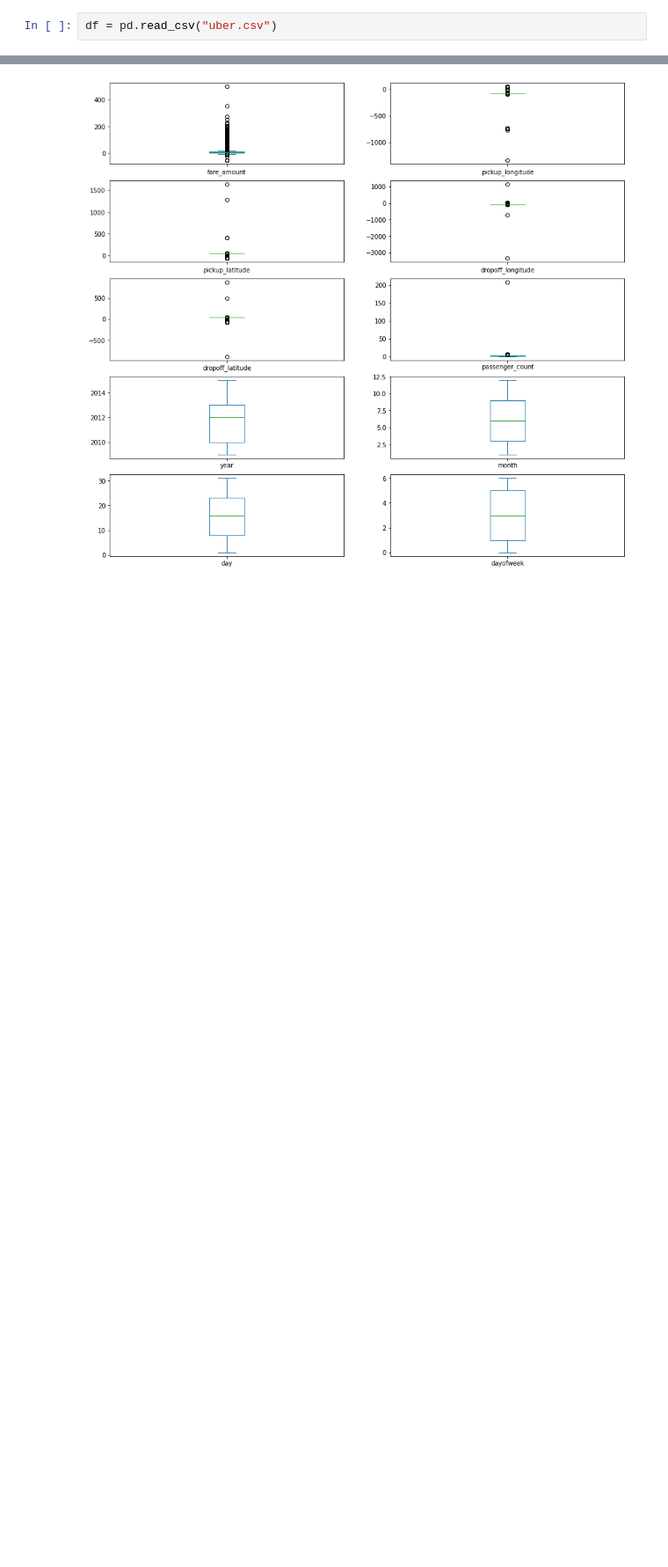
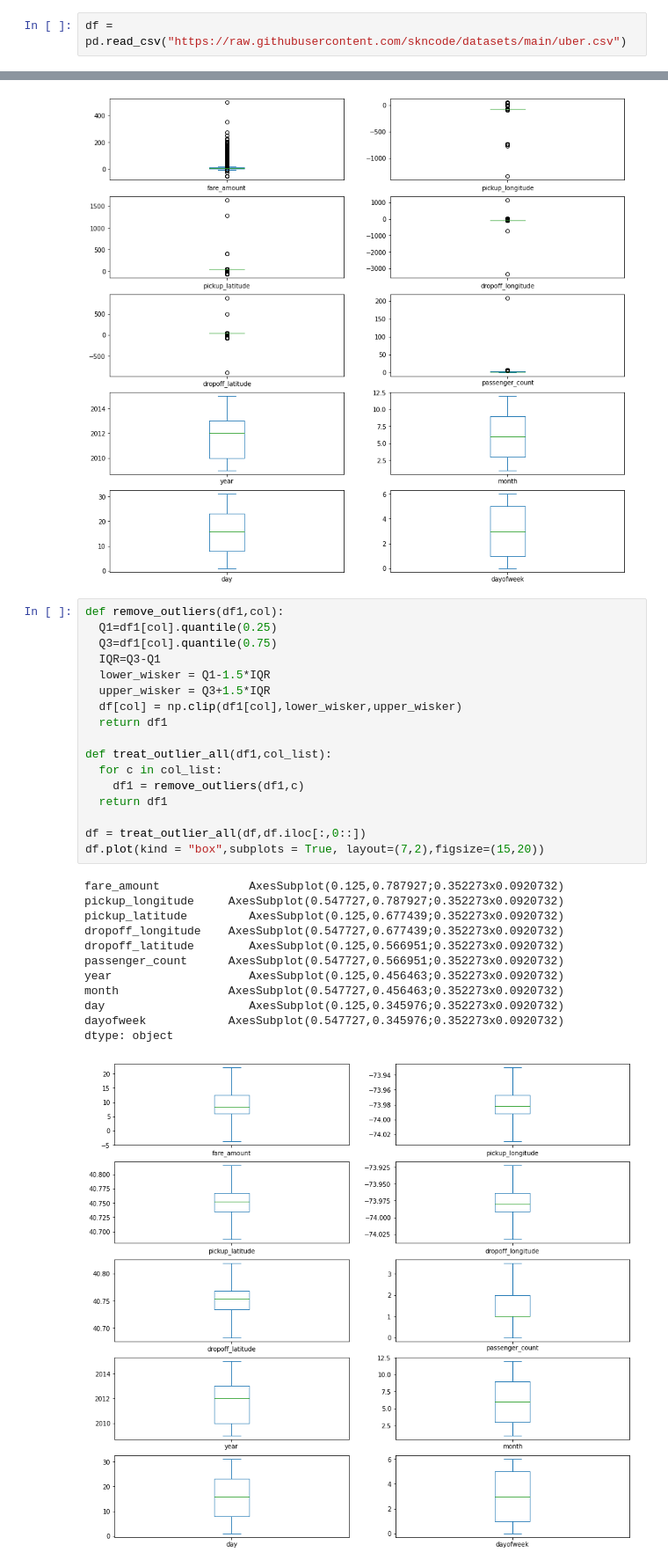
Before and after one commit to skncode/LP3, a Jupyter notebook: uberfare.ipynb, the cells around one changed output, grey strips where cells are left out. Shown: that part at 88% size. Saved outputs shown, nothing was run; the diff lists cells and outputs as text; blank space fills up the shorter version.

```diff
--- a/uberfare.ipynb
+++ b/uberfare.ipynb
@@ -6,7 +6,7 @@ import numpy as np
 import seaborn as sns
 import matplotlib.pyplot as plt
 # %%
-df = pd.read_csv("uber.csv")
+df = pd.read_csv("https://raw.githubusercontent.com/skncode/datasets/main/uber.csv")
 # %%
 df.head()
 # %% [output]
@@ -181,3 +181,33 @@ day                     AxesSubplot(0.125,0.345976;0.352273x0.0920732)
 dayofweek            AxesSubplot(0.547727,0.345976;0.352273x0.0920732)
 dtype: object
 [figure]
+# %%
+def remove_outliers(df1,col):
+  Q1=df1[col].quantile(0.25)
+  Q3=df1[col].quantile(0.75)
+  IQR=Q3-Q1
+  lower_wisker = Q1-1.5*IQR
+  upper_wisker = Q3+1.5*IQR
+  df[col] = np.clip(df1[col],lower_wisker,upper_wisker)
+  return df1
+
+def treat_outlier_all(df1,col_list):
+  for c in col_list:
+    df1 = remove_outliers(df1,c)
+  return df1
+
+df = treat_outlier_all(df,df.iloc[:,0::])
+df.plot(kind = "box",subplots = True, layout=(7,2),figsize=(15,20))
+# %% [output]
+fare_amount             AxesSubplot(0.125,0.787927;0.352273x0.0920732)
+pickup_longitude     AxesSubplot(0.547727,0.787927;0.352273x0.0920732)
+pickup_latitude         AxesSubplot(0.125,0.677439;0.352273x0.0920732)
+dropoff_longitude    AxesSubplot(0.547727,0.677439;0.352273x0.0920732)
+dropoff_latitude        AxesSubplot(0.125,0.566951;0.352273x0.0920732)
+passenger_count      AxesSubplot(0.547727,0.566951;0.352273x0.0920732)
+year                    AxesSubplot(0.125,0.456463;0.352273x0.0920732)
+month                AxesSubplot(0.547727,0.456463;0.352273x0.0920732)
+day                     AxesSubplot(0.125,0.345976;0.352273x0.0920732)
+dayofweek            AxesSubplot(0.547727,0.345976;0.352273x0.0920732)
+dtype: object
+[figure, added]
```
Also changed, not shown: parts of 12 cells of this notebook.
